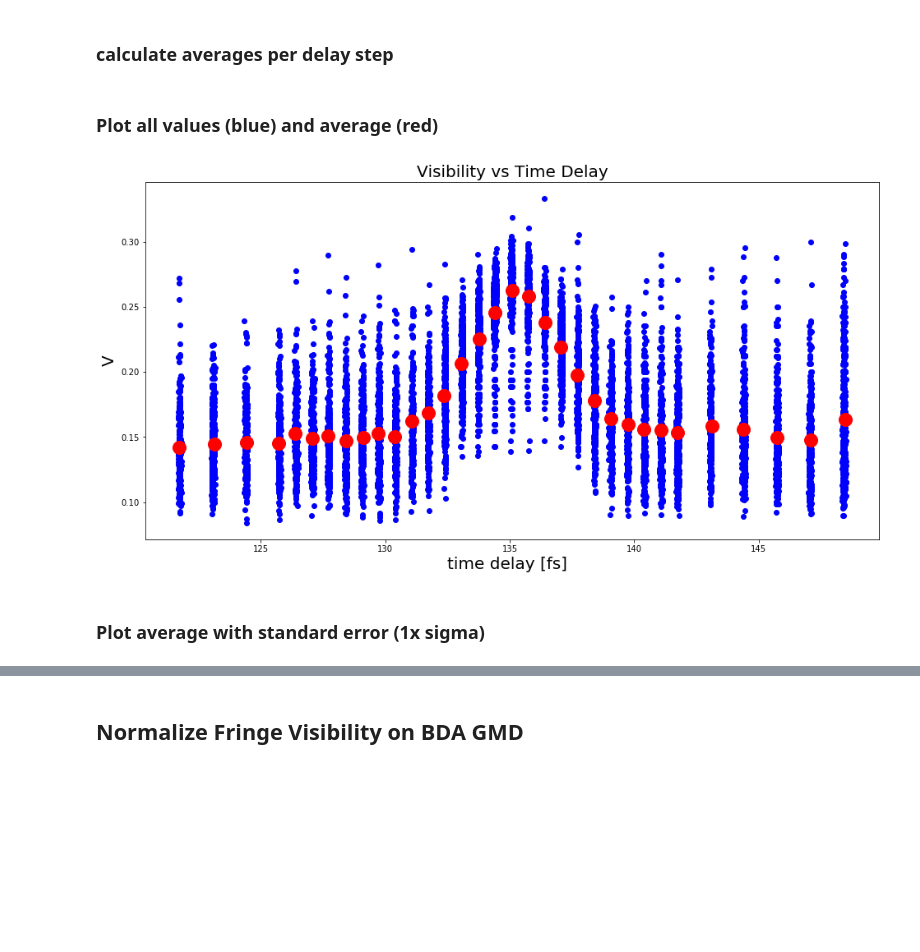
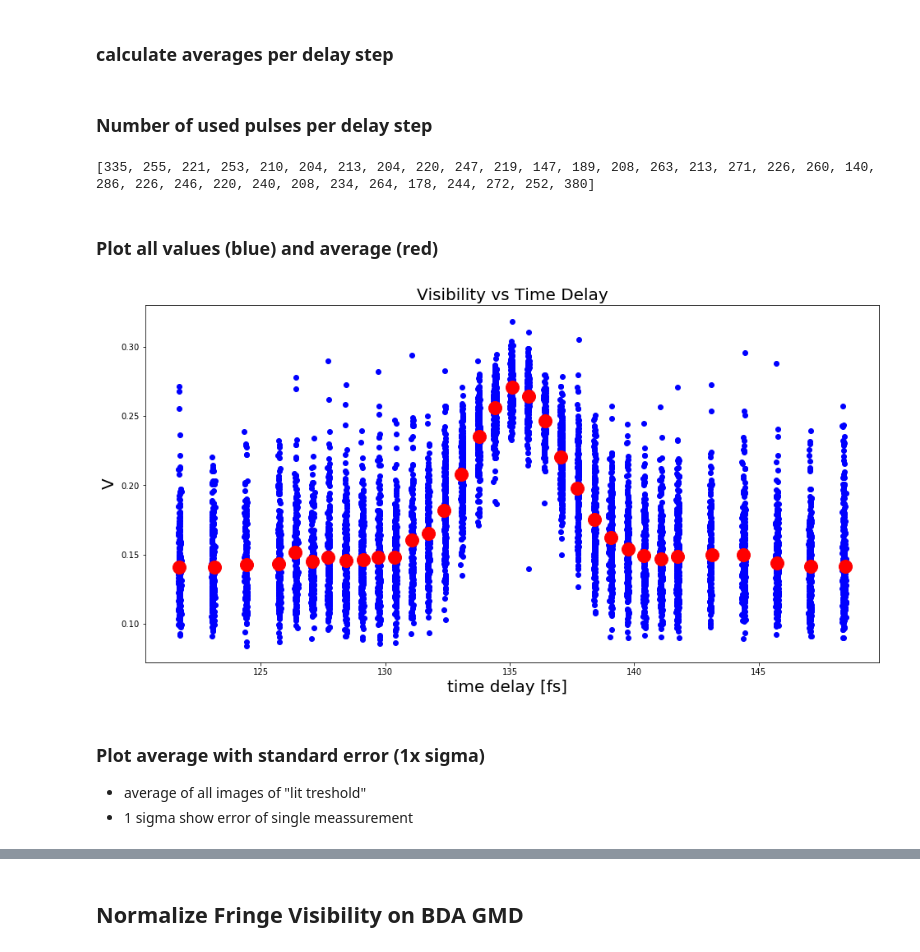
Before and after one commit to chrispassow/DESC-commissioning, a Jupyter notebook: fringes/DESC-fringe-scan.ipynb, the cells around one changed output, grey strips where cells are left out. Saved outputs shown, nothing was run; the diff lists cells and outputs as text; code cells hidden in the pictures; blank space fills up the shorter version.

```diff
--- a/fringes/DESC-fringe-scan.ipynb
+++ b/fringes/DESC-fringe-scan.ipynb
@@ -223,5 +275,0 @@ number of profile lines in 1st delay step: 498
-# %%
-def extractVisivilityofScan(firstImage, lastImage):
-    profileLines = np.asarray([extractProfileLine(img[index][400:500, 250:300]) for index in range(firstImage, lastImage)])
-    visibilities = np.asarray([calcVisibility(profileLines[index]) for index in range(0,profileLines.shape[0])])
-    return visibilities
@@ -235,3 +277,5 @@ logicMapLight = (integral>50000)
 ## Plot all Visibilities of Scan
 * remove all images below treshold
 * plot against time delay -> jitter include
+# %%
+visibilities = extractVisivilityofScan(0, img.shape[0], secHeightTop,secHeightDown, secWidth1Left,secWidth1Right)
@@ -238,23 +284,37 @@ logicMapLight = (integral>50000)
+# %%
+logicMapLit = (integral>500000)
 # %% [markdown]
 ### calculate averages per delay step
 # %%
 delaySteps = np.split(visibilities,indexDelayChange)
-averages = [np.nanmean(delaySteps[index]) for index in range(len(delaySteps))]
-std = [np.nanstd(delaySteps[index]) for index in range(len(delaySteps))]
+logicPerDelayStep =  np.split(logicMapLit, indexDelayChange)
+
+delayStepsLit = [delaySteps[index][logicPerDelayStep[index]] for index in range(len(delaySteps))]
+
+averages = [np.nanmean(delayStepsLit[index]) for index in range(len(delayStepsLit))]
+std = [np.nanstd(delayStepsLit[index]) for index in range(len(delayStepsLit))]
 timeDelayForAverage = np.append(timeDelay[indexDelayChange], timeDelay[-1000])
+# %% [markdown]
+### Number of used pulses per delay step
+# %%
+print([len(delayStepsLit[index]) for index in range(len(delayStepsLit))])
+# %% [output]
+[335, 255, 221, 253, 210, 204, 213, 204, 220, 247, 219, 147, 189, 208, 263, 213, 271, 226, 260, 140, 286, 226, 246, 220, 240, 208, 234, 264, 178, 244, 272, 252, 380]
 # %% [markdown]
 ### Plot all values (blue) and average (red)
 # %%
 plt.figure(figsize=(16,8))
-[plt.plot(timeDelay[index],visibilities[index],'bo') for index in range(len(visibilities)) if logicMapLight[index] == True]
+[plt.plot(timeDelay[index],visibilities[index],'bo') for index in range(len(visibilities)) if logicMapLit[index] == True]
 plt.errorbar(timeDelayForAverage,averages, yerr = std, fmt='o', color='r',  markersize=16)
 plt.title('Visibility vs Time Delay', fontsize = 20)
 plt.xlabel('time delay [fs]  ',fontsize=20)
 plt.ylabel('V', fontsize=20);
 # %% [output]
-[figure, old version]
+[figure, new version]
 # %% [markdown]
 ### Plot average with standard error (1x sigma)
+* average of all images of "lit treshold"
+* 1 sigma show error of single meassurement
 # %%
 plt.figure(figsize=(16,8))
 plt.errorbar(timeDelayForAverage,averages, yerr = std, fmt='o', color='r')
```
Also changed, not shown: parts of 35 cells of this notebook, 2 other files.
